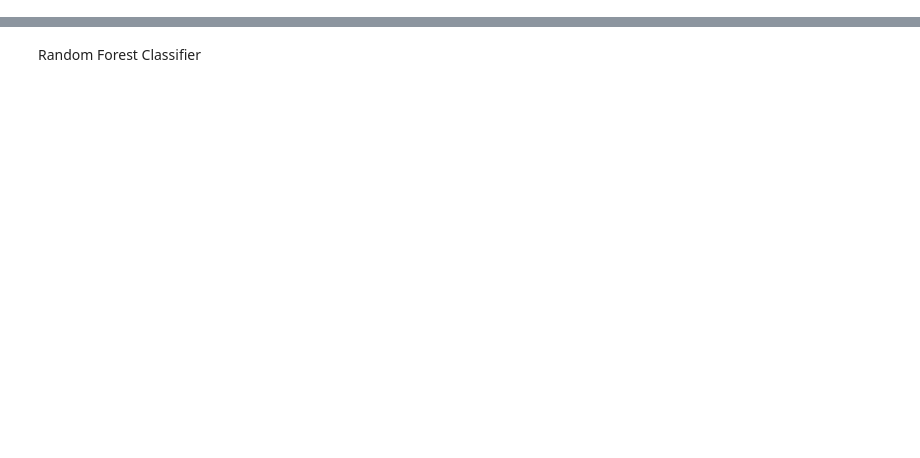
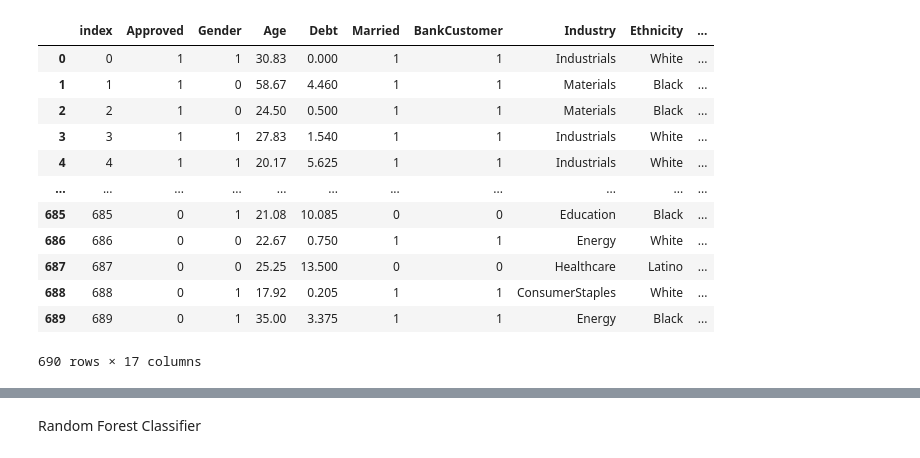
Before and after one commit to nbkwiat/Daisy_Final_Project, a Jupyter notebook: Credit_Approval_Project.ipynb, the cells around one changed output, grey strips where cells are left out. Cells and saved outputs as stored; diff of their text form; code cells hidden in the pictures; blank space fills up the shorter version.

```diff
--- a/Credit_Approval_Project.ipynb
+++ b/Credit_Approval_Project.ipynb
@@ -16,0 +149,4 @@ from imblearn.metrics import classification_report_imbalanced
+# %%
+# table target into df
+df1 = pd.read_sql_table("target",engine)
+df1
@@ -16,0 +185,18 @@ from imblearn.metrics import classification_report_imbalanced
+# %%
+# merge two dataframes
+clean = pd.merge(df1, df2, on = "index", how = "inner")
+clean
+# %% [output]
+|  | index | Approved | Gender | Age | Debt | Married | BankCustomer | Industry | Ethnicity | ... |
+| 0 | 0 | 1 | 1 | 30.83 | 0.000 | 1 | 1 | Industrials | White | ... |
+| 1 | 1 | 1 | 0 | 58.67 | 4.460 | 1 | 1 | Materials | Black | ... |
+| 2 | 2 | 1 | 0 | 24.50 | 0.500 | 1 | 1 | Materials | Black | ... |
+| 3 | 3 | 1 | 1 | 27.83 | 1.540 | 1 | 1 | Industrials | White | ... |
+| 4 | 4 | 1 | 1 | 20.17 | 5.625 | 1 | 1 | Industrials | White | ... |
+| ... | ... | ... | ... | ... | ... | ... | ... | ... | ... | ... |
+| 685 | 685 | 0 | 1 | 21.08 | 10.085 | 0 | 0 | Education | Black | ... |
+| 686 | 686 | 0 | 0 | 22.67 | 0.750 | 1 | 1 | Energy | White | ... |
+| 687 | 687 | 0 | 0 | 25.25 | 13.500 | 0 | 0 | Healthcare | Latino | ... |
+| 688 | 688 | 0 | 1 | 17.92 | 0.205 | 1 | 1 | ConsumerStaples | White | ... |
+| 689 | 689 | 0 | 1 | 35.00 | 3.375 | 1 | 1 | Energy | Black | ... |
+690 rows × 17 columns
```
Also changed, not shown: parts of 29 cells of this notebook.
